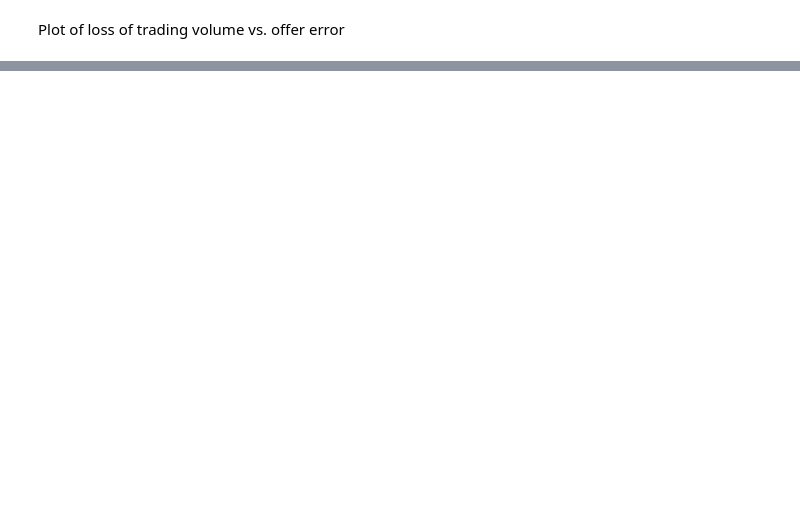
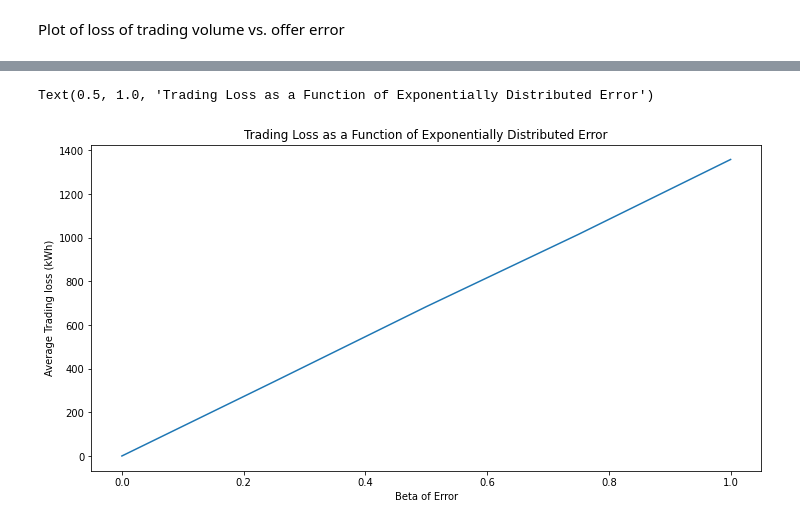
Before and after one commit to scope-lab-vu/transactive-blockchain, a Jupyter notebook: TCPS_data.ipynb, the cells around one changed output, grey strips where cells are left out. Cells and saved outputs as stored; diff of their text form; code cells hidden in the pictures; blank space fills up the shorter version.

```diff
--- a/TCPS_data.ipynb
+++ b/TCPS_data.ipynb
@@ -178,0 +174,23 @@ array([[-903.38112553, -903.38112553, -903.38112553, -903.38112553,
+# %%
+lambdas = [0 ,0.25, 0.5, 0.75, 1]
+num_exp = 10
+total_energy_exp = pd.DataFrame(np.zeros((num_exp, len(lambdas))))
+for dfRow in total_energy_exp.iterrows():
+  for idx, lam in enumerate(lambdas):
+    for prosumer in prosumer_df.values():
+      for row in prosumer.iterrows():
+          energy = float(row[1]['energy']) + np.random.exponential(lam)
+          dfRow[1].iloc[idx] = dfRow[1].iloc[idx] + energy
+# %%
+# unmet_energy_exp = np.abs(total_energy_exp)-objective
+avg_unmet_energy_exp = np.abs(total_energy_exp.mean(axis=0)-objective)
+trading_loss_exp = np.abs(avg_unmet_energy_exp-avg_unmet_energy_exp.iloc[0])
+# %%
+fig = plt.figure(figsize=(12,6))
+plt.plot(lambdas, trading_loss_exp)
+plt.xlabel('Beta of Error')
+plt.ylabel('Average Trading loss (kWh)')
+plt.title('Trading Loss as a Function of Exponentially Distributed Error')
+# %% [output]
+Text(0.5, 1.0, 'Trading Loss as a Function of Exponentially Distributed Error')
+[figure, added]
```
Also changed, not shown: parts of 8 cells of this notebook.
